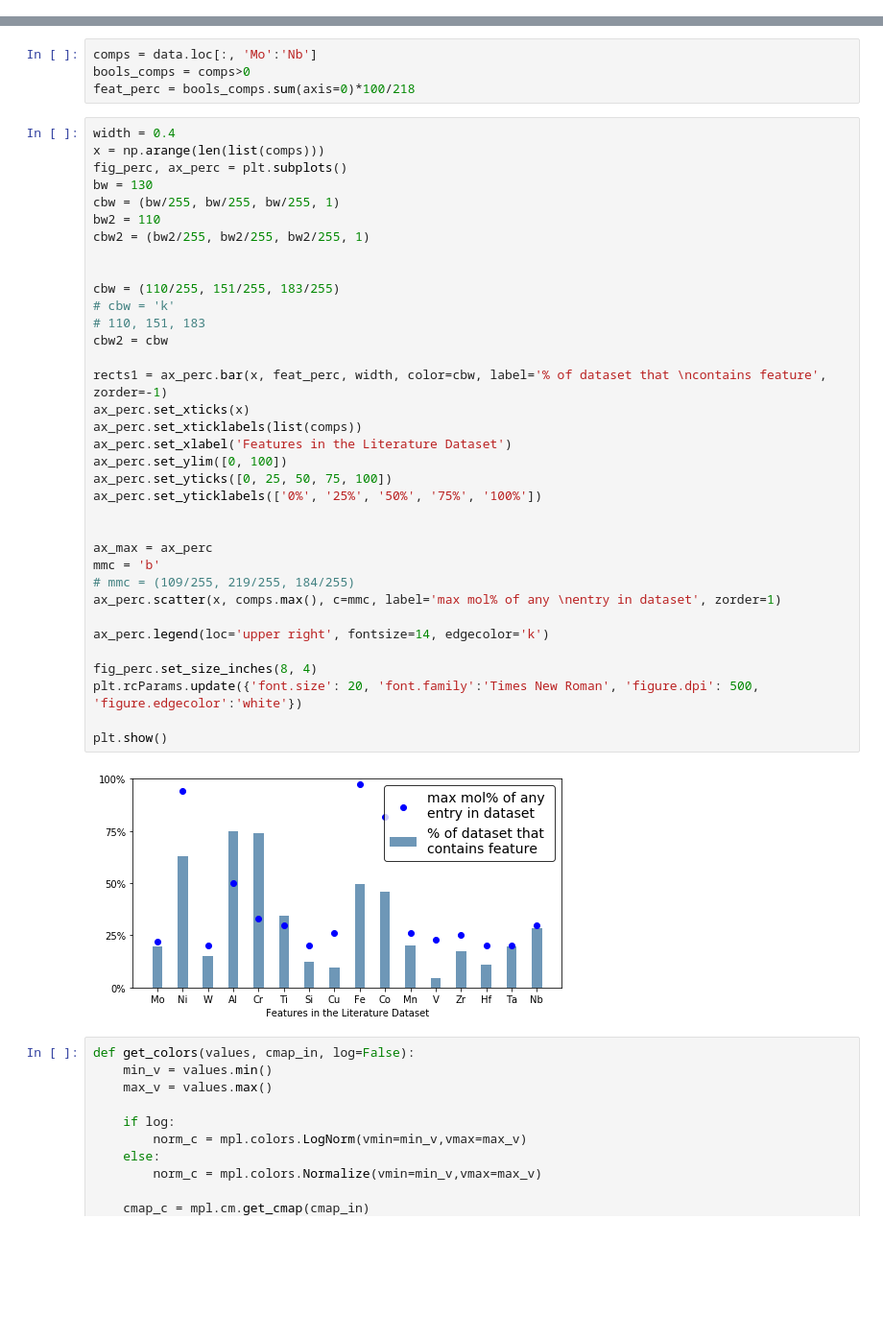
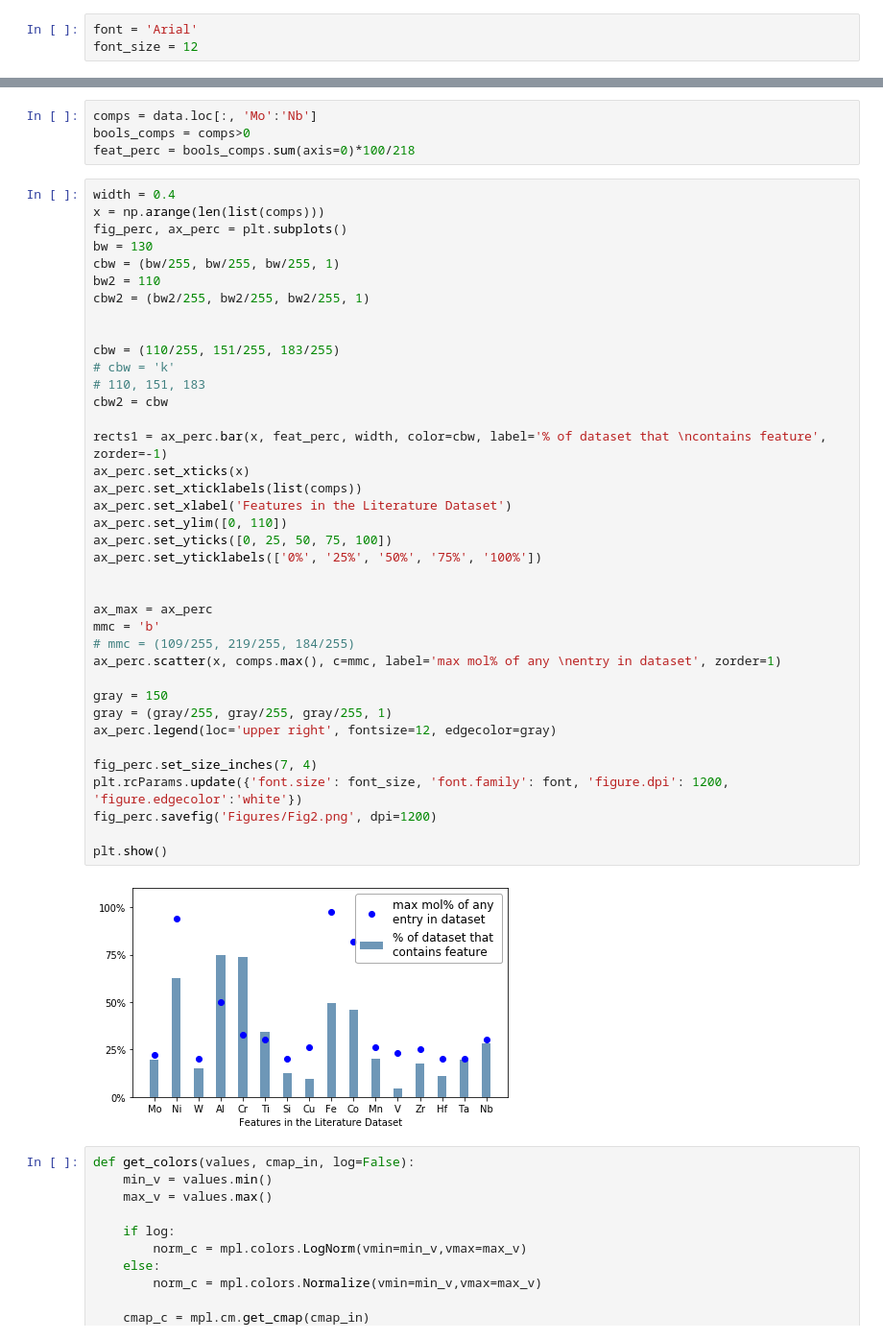
Before and after one commit to joselul/Oxidation_Resistant_MPEAs, a Jupyter notebook: additional_figures.ipynb, the cells around one changed output, grey strips where cells are left out. Shown at 96% size. Drawn from its saved outputs; the diff is of its cells as text; blank space fills up the shorter version.

Commit message:
figure reformatting and saving

```diff
--- a/additional_figures.ipynb
+++ b/additional_figures.ipynb
@@ -22,6 +22,9 @@ data
 | 120 | 1100 | 1.8 | 52.09 | 0.0 | 1.28 | 21.03 | 0.96 | 0.41 | 0.0 | 19.01 | 0.0 | ... |
 | 120 | 1200 | 1.8 | 52.09 | 0.0 | 1.28 | 21.03 | 0.96 | 0.41 | 0.0 | 19.01 | 0.0 | ... |
 218 rows × 18 columns
+# %%
+font = 'Arial'
+font_size = 12
 # %% [markdown]
 # Dataset Composition
 # %%
@@ -33,38 +36,41 @@ width = 0.4
 x = np.arange(len(list(comps)))
 fig_perc, ax_perc = plt.subplots()
 bw = 130
 cbw = (bw/255, bw/255, bw/255, 1)
 bw2 = 110
 cbw2 = (bw2/255, bw2/255, bw2/255, 1)
 
 
 cbw = (110/255, 151/255, 183/255)
 # cbw = 'k'
 # 110, 151, 183
 cbw2 = cbw
 
 rects1 = ax_perc.bar(x, feat_perc, width, color=cbw, label='% of dataset that \ncontains feature', zorder=-1)
 ax_perc.set_xticks(x)
 ax_perc.set_xticklabels(list(comps))
 ax_perc.set_xlabel('Features in the Literature Dataset')
-ax_perc.set_ylim([0, 100])
+ax_perc.set_ylim([0, 110])
 ax_perc.set_yticks([0, 25, 50, 75, 100])
 ax_perc.set_yticklabels(['0%', '25%', '50%', '75%', '100%'])
 
 
 ax_max = ax_perc
 mmc = 'b'
 # mmc = (109/255, 219/255, 184/255)
 ax_perc.scatter(x, comps.max(), c=mmc, label='max mol% of any \nentry in dataset', zorder=1)
 
-ax_perc.legend(loc='upper right', fontsize=14, edgecolor='k')
+gray = 150
+gray = (gray/255, gray/255, gray/255, 1)
+ax_perc.legend(loc='upper right', fontsize=12, edgecolor=gray)
 
-fig_perc.set_size_inches(8, 4)
-plt.rcParams.update({'font.size': 20, 'font.family':'Times New Roman', 'figure.dpi': 500, 'figure.edgecolor':'white'})
+fig_perc.set_size_inches(7, 4)
+plt.rcParams.update({'font.size': font_size, 'font.family': font, 'figure.dpi': 1200, 'figure.edgecolor':'white'})
+fig_perc.savefig('Figures/Fig2.png', dpi=1200)
 
 plt.show()
 # %% [output]
-[figure, old version]
+[figure, new version]
 # %%
 def get_colors(values, cmap_in, log=False):
     min_v = values.min()
```
Also changed, not shown: parts of 6 cells of this notebook, 11 other files.
